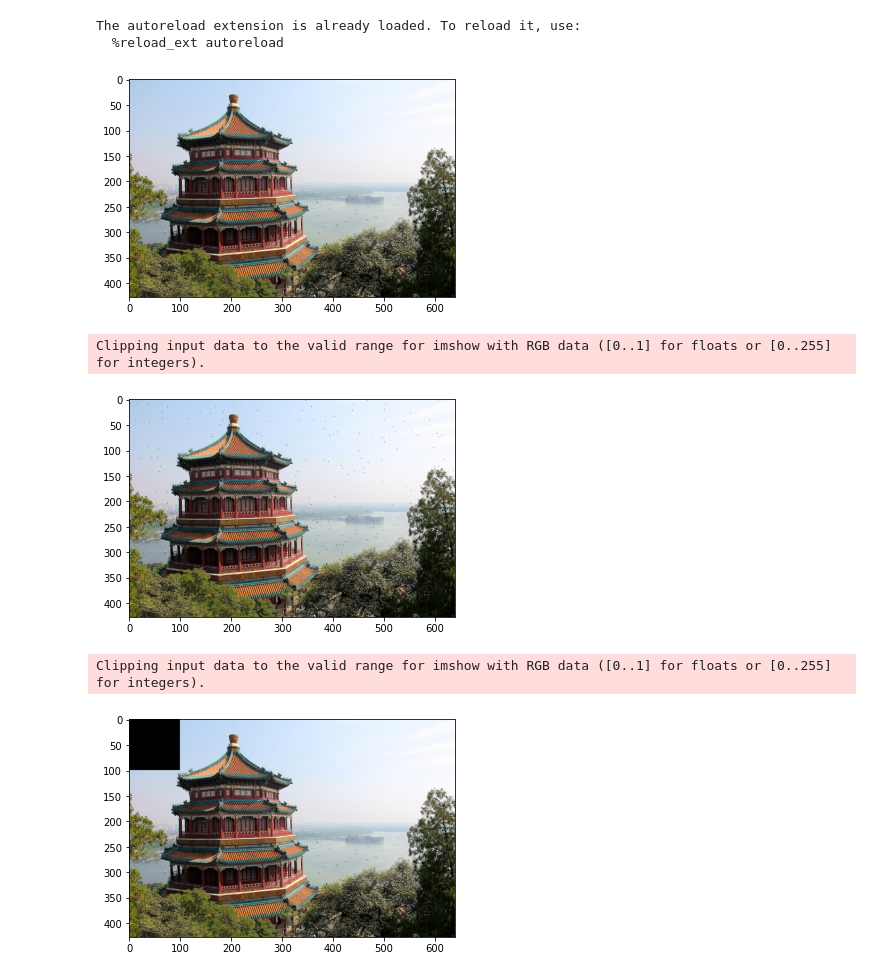
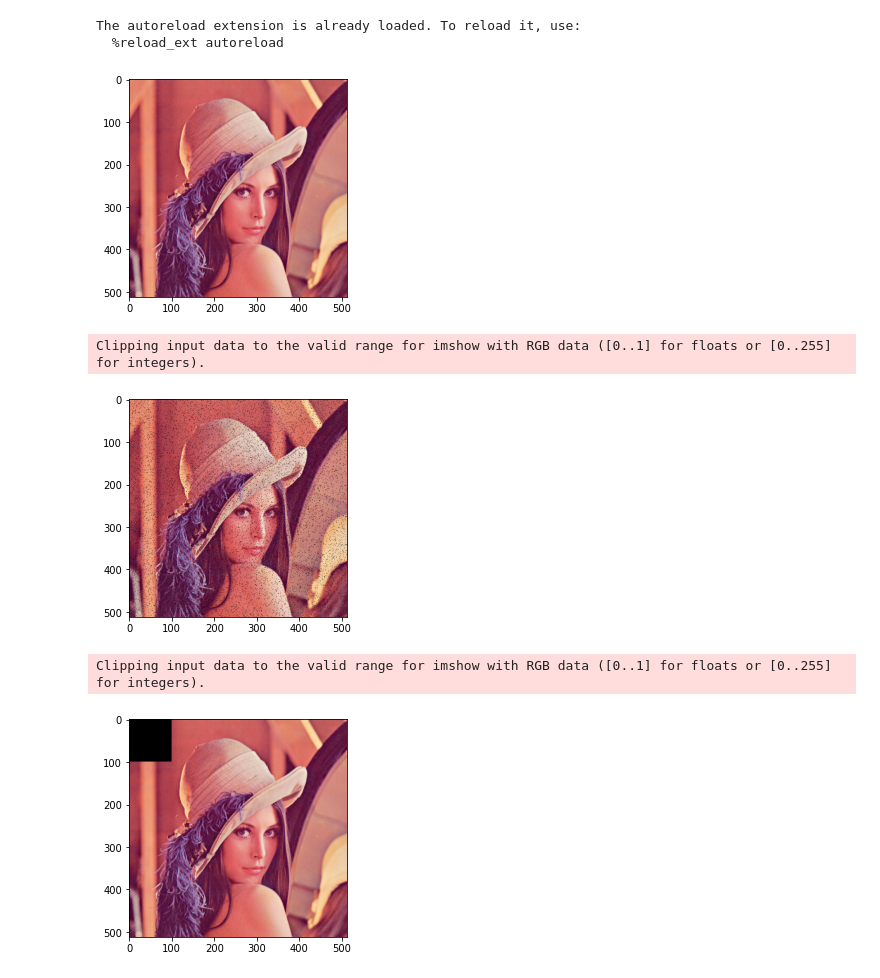
Before and after one commit to YacineAll/Image_Inpainting_via_Sparse_Representation, a Jupyter notebook: src/Untitled.ipynb, the cells around one changed output. Cells and saved outputs as stored; diff of their text form; code cells hidden in the pictures.

```diff
--- a/src/Untitled.ipynb
+++ b/src/Untitled.ipynb
@@ -15,16 +12,26 @@ flower_image = load_sample_image("china.jpg")
+# %%
+flower_image = load_sample_image("flower.jpg")
+china_image = load_sample_image("china.jpg")
+Lenna = np.asarray(Image.open("/home/melissa/Desktop/yacine/ml/ml-project/data-images/Lenna.png"))
+
+
+def add_rectangle(pixels,x: int, y: int, height: int, width: int) -> np.ndarray:
+    new_img = pixels.copy()
+    new_img[x:x + height, y:y + width] =  np.ones((3,)) * -100
+    return new_img
 # %%
-img = change_color(flower_image,"RGB", "HSV")
+img = change_color(Lenna,"RGB", "HSV")
 
 show_im(change_color(img,"HSV","RGB"))
-new_img = noise(img,0.001)
+new_img = add_noise(img,threshold=0.05)
 show_im(change_color(new_img,"HSV","RGB"))
-new_new_img=delete_rect(img,0,0,100,100)
+new_new_img=add_rectangle(img,0,0,100,100)
 show_im(change_color(new_new_img,"HSV","RGB"))
 # %% [output]
-[figure, old version]
+[figure, new version]
 Clipping input data to the valid range for imshow with RGB data ([0..1] for floats or [0..255] for integers).
-[figure, old version]
+[figure, new version]
 Clipping input data to the valid range for imshow with RGB data ([0..1] for floats or [0..255] for integers).
-[figure, old version]
+[figure, new version]
 # %%
 from inpainting import *
```
Also changed, not shown: parts of 7 cells of this notebook, 2 other files.
